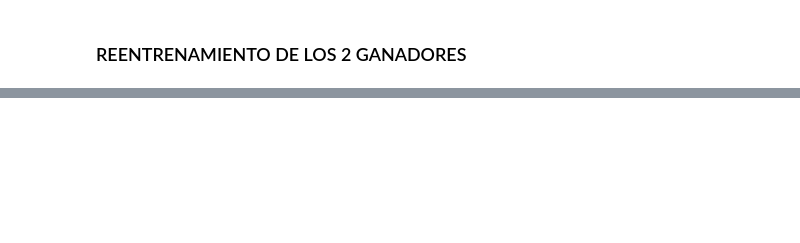
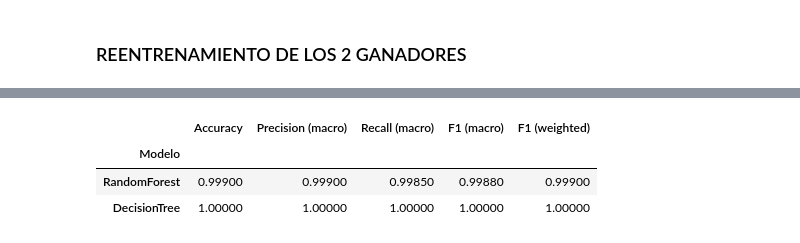
Before and after one commit to Neyder2502/gpu-performance-ml, a Jupyter notebook: proyecto_machine_learning.ipynb, the cells around one changed output, grey strips where cells are left out. Drawn from its saved outputs; the diff is of its cells as text; code cells hidden in the pictures; blank space fills up the shorter version.

```diff
--- a/proyecto_machine_learning.ipynb
+++ b/proyecto_machine_learning.ipynb
@@ -657,7 +655,7 @@ DT paso 3 -> min_samples_leaf=1 (Val F1=0.99799)
 # Paso 1: n_estimators
 mejor_f1, mejor_n = -1, None
 for n in [50, 100, 200, 300]:
-    m = RandomForestClassifier(n_estimators=n, random_state=42, n_jobs=-1)
+    m  = make_pipeline(StandardScaler(), RandomForestClassifier(n_estimators=n,random_state=42, n_jobs=-1))
     f1 = evaluar("RandomForest", f"n_estimators={n}", m)
     if f1 > mejor_f1:
         mejor_f1, mejor_n = f1, n
@@ -666,8 +664,7 @@ print(f"RF paso 1 -> n_estimators={mejor_n} (Val F1={mejor_f1:.5f})")
 # Paso 2: max_depth
 mejor_f1, mejor_rf_depth = -1, None
 for d in [3, 5, 10, None]:
-    m = RandomForestClassifier(n_estimators=mejor_n, max_depth=d,
-                               random_state=42, n_jobs=-1)
+    m  = make_pipeline(StandardScaler(), RandomForestClassifier(n_estimators=mejor_n, max_depth=d,random_state=42, n_jobs=-1))
     f1 = evaluar("RandomForest",
                  f"n_estimators={mejor_n}, max_depth={d}", m)
     if f1 > mejor_f1:
@@ -677,12 +674,11 @@ print(f"RF paso 2 -> max_depth={mejor_rf_depth} (Val F1={mejor_f1:.5f})")
 # Paso 3: min_samples_leaf
 mejor_f1, mejor_rf_leaf = -1, None
 for l in [1, 2, 4]:
-    m = RandomForestClassifier(n_estimators=mejor_n, max_depth=mejor_rf_depth,
-                               min_samples_leaf=l, random_state=42, n_jobs=-1)
-    f1 = evaluar("RandomForest",
+  m  = make_pipeline(StandardScaler(), RandomForestClassifier(n_estimators=mejor_n, max_depth=mejor_rf_depth, min_samples_leaf=l, random_state=42, n_jobs=-1))
+  f1 = evaluar("RandomForest",
                  f"n_estimators={mejor_n}, max_depth={mejor_rf_depth}, min_samples_leaf={l}",
                  m)
-    if f1 > mejor_f1:
+  if f1 > mejor_f1:
         mejor_f1, mejor_rf_leaf = f1, l
 print(f"RF paso 3 -> min_samples_leaf={mejor_rf_leaf} (Val F1={mejor_f1:.5f})")
 mejores["RandomForest"] = {"n_estimators":     mejor_n,
@@ -697,7 +693,7 @@ RF paso 3 -> min_samples_leaf=1 (Val F1=0.99950)
 # %%
 # Paso 1: kernel
 mejor_f1, mejor_kernel = -1, None
-for k in ["linear", "rbf"]:
+for k in ["linear", "rbf", "poly"]:
     m = make_pipeline(StandardScaler(), SVC(kernel=k, C=1, gamma="scale"))
     f1 = evaluar("SVM", f"kernel={k}", m)
     if f1 > mejor_f1:
@@ -828,0 +862,67 @@ weighted avg      0.998     0.997     0.997      1999
+# %%
+corte_50 = df[TARGET].quantile(0.50)
+corte_85 = df[TARGET].quantile(0.85)
+df["target_multi"] = pd.cut(df[TARGET],
+                            bins=[-np.inf, corte_50, corte_85, np.inf],
+                            labels=[0, 1, 2]).astype(int)
+NOMBRES_CLASES = ["Bajo", "Medio", "Alto"]
+
+print("Distribución de clases (%):")
+print((df["target_multi"].value_counts(normalize=True).sort_index() * 100).round(1))
+
+y_multi = df["target_multi"]
+
+X_tr_m, X_te_m, y_tr_m, y_te_m = train_test_split(
+    X, y_multi, test_size=0.20, stratify=y_multi, random_state=42)
+
+
+ganadores = list(mejor_por_familia.head(2)["Modelo"])
+pred_multi = {}
+filas = []
+
+def construir(nombre, hp):
+    if nombre == "GNB":
+        return make_pipeline(StandardScaler(), GaussianNB(**hp))
+    if nombre == "DecisionTree":
+        return DecisionTreeClassifier(random_state=42, **hp)
+    if nombre == "RandomForest":
+        return RandomForestClassifier(random_state=42, n_jobs=-1, **hp)
+    if nombre == "SVM":
+        return make_pipeline(StandardScaler(), SVC(**hp))
+    raise ValueError(nombre)
+
+print("\n=== Evaluación multiclase en TEST ===")
+for nombre in ganadores:
+    modelo = construir(nombre, mejores[nombre])
+
+    if hasattr(modelo, "class_weight"):
+        modelo.set_params(class_weight="balanced")
+
+    modelo.fit(X_tr_m, y_tr_m)
+    y_pred = modelo.predict(X_te_m)
+    pred_multi[nombre] = y_pred
+
+    print(f"\n--- {nombre} | {mejores[nombre]} ---")
+    print(classification_report(y_te_m, y_pred, target_names=NOMBRES_CLASES, digits=3))
+
+
+    display(pd.DataFrame(confusion_matrix(y_te_m, y_pred),
+                         index=[f"Real {c}" for c in NOMBRES_CLASES],
+                         columns=[f"Pred {c}" for c in NOMBRES_CLASES]))
+
+    filas.append({
+        "Modelo": nombre,
+        "Accuracy": accuracy_score(y_te_m, y_pred),
+        "Precision (macro)": precision_score(y_te_m, y_pred, average="macro", zero_division=0),
+        "Recall (macro)": recall_score(y_te_m, y_pred, average="macro", zero_division=0),
+        "F1 (macro)": f1_score(y_te_m, y_pred, average="macro"),
+        "F1 (weighted)": f1_score(y_te_m, y_pred, average="weighted"),
+    })
+
+comparacion = pd.DataFrame(filas).set_index("Modelo")
+print("\n=== Comparación multiclase (test) ===")
+display(comparacion.round(4))
+
+mejor_multi = comparacion["F1 (macro)"].idxmax()
+print(f"Mejor modelo multiclase según F1 macro: {mejor_multi}")
+# %% [output]
@@ -828,0 +967,4 @@ weighted avg      0.998     0.997     0.997      1999
+|  | Accuracy | Precision (macro) | Recall (macro) | F1 (macro) | F1 (weighted) |
+| Modelo |  |  |  |  |  |
+| RandomForest | 0.99900 | 0.99900 | 0.99850 | 0.99880 | 0.99900 |
+| DecisionTree | 1.00000 | 1.00000 | 1.00000 | 1.00000 | 1.00000 |
```
Also changed, not shown: parts of 19 cells of this notebook.
